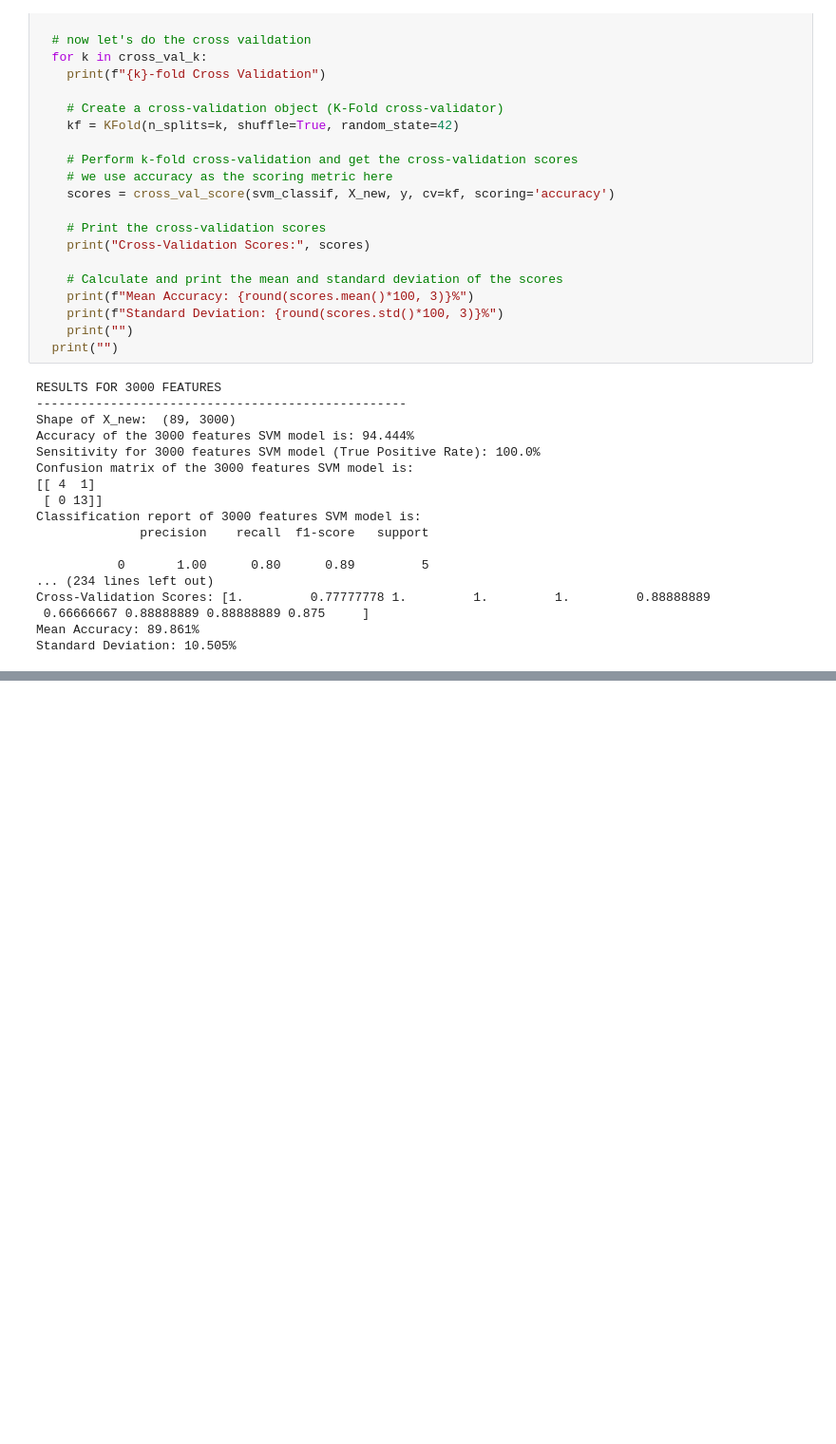
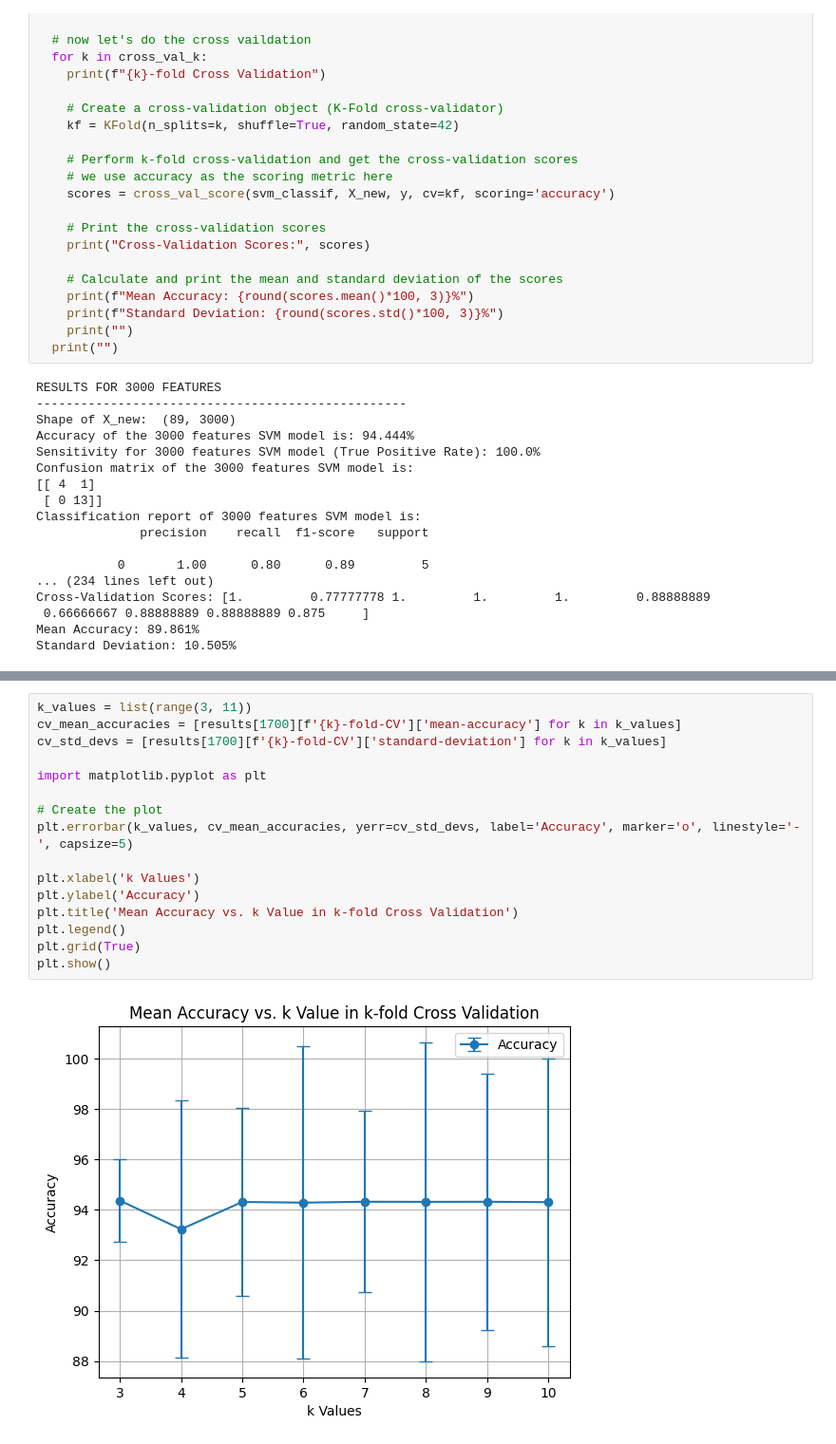
Before and after one commit to Sachira-Heshan/omic-data-and-machine-learning-in-the-identification-of-coronary-artery-disease, a Jupyter notebook: building_models_using_rna_data.ipynb, the cells around one changed output, grey strips where cells are left out. Shown at 95% size. Cells and saved outputs as stored; diff of their text form; blank space fills up the shorter version.

```diff
--- a/building_models_using_rna_data.ipynb
+++ b/building_models_using_rna_data.ipynb
@@ -578,0 +1012,18 @@ Standard Deviation: 10.505%
+# %%
+k_values = list(range(3, 11))
+cv_mean_accuracies = [results[1700][f'{k}-fold-CV']['mean-accuracy'] for k in k_values]
+cv_std_devs = [results[1700][f'{k}-fold-CV']['standard-deviation'] for k in k_values]
+
+import matplotlib.pyplot as plt
+
+# Create the plot
+plt.errorbar(k_values, cv_mean_accuracies, yerr=cv_std_devs, label='Accuracy', marker='o', linestyle='-', capsize=5)
+
+plt.xlabel('k Values')
+plt.ylabel('Accuracy')
+plt.title('Mean Accuracy vs. k Value in k-fold Cross Validation')
+plt.legend()
+plt.grid(True)
+plt.show()
+# %% [output]
+[figure, added]
```
Also changed, not shown: parts of 10 cells of this notebook.
